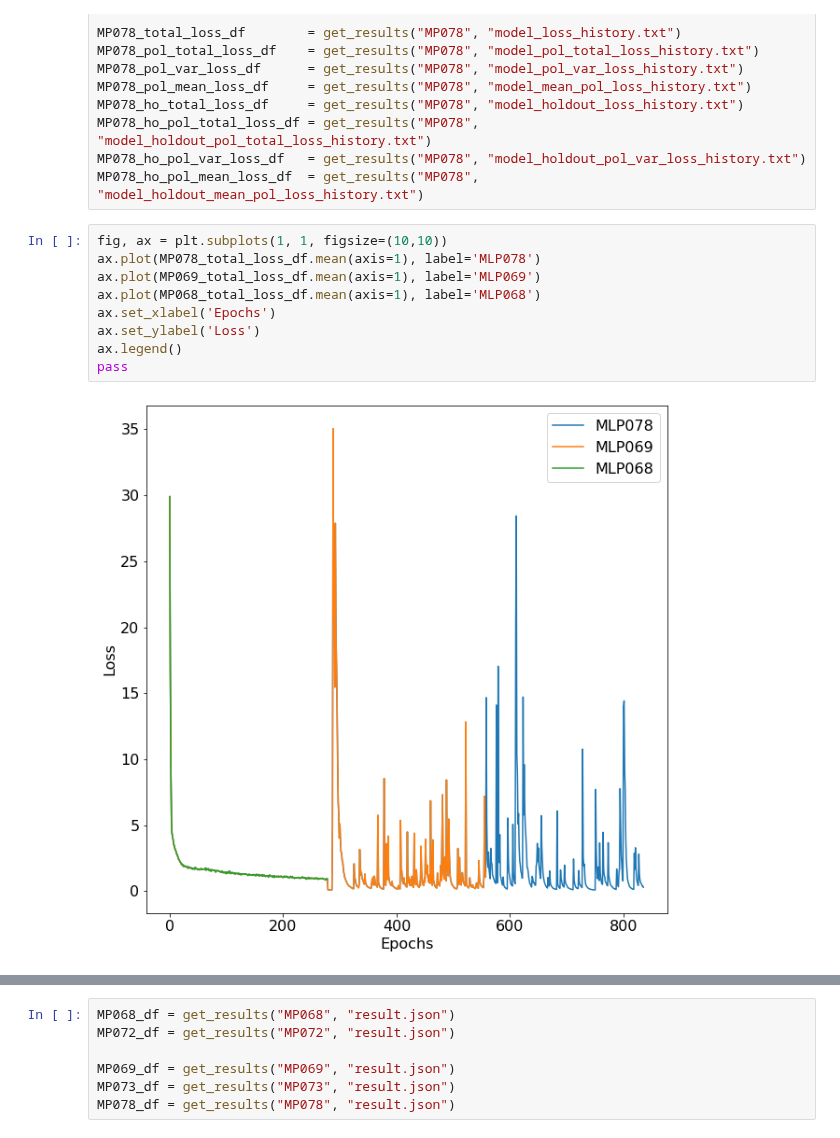
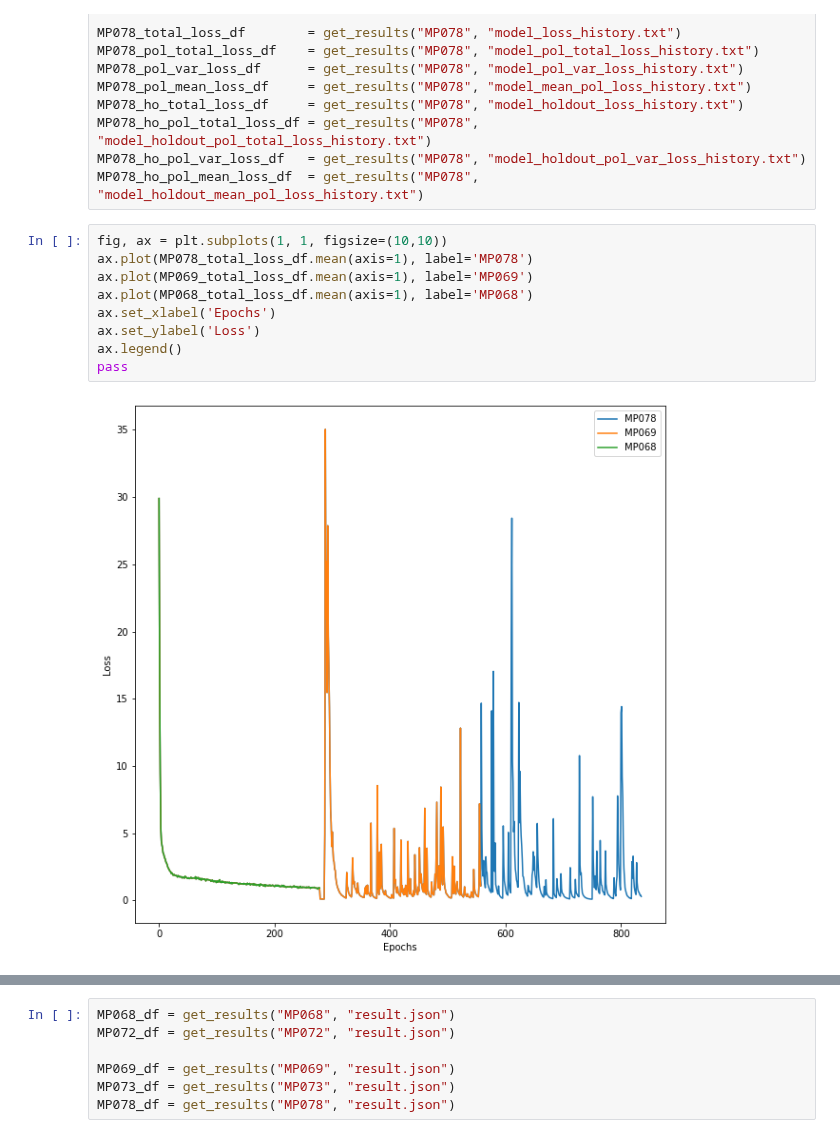
Before and after one commit to thatscotdatasci/mopo, a Jupyter notebook: model_training_analysis.ipynb, the cells around one changed output, grey strips where cells are left out. Saved outputs shown, nothing was run; the diff lists cells and outputs as text.

```diff
--- a/model_training_analysis.ipynb
+++ b/model_training_analysis.ipynb
@@ -65,14 +65,14 @@ MP078_ho_pol_var_loss_df   = get_results("MP078", "model_holdout_pol_var_loss_hi
 MP078_ho_pol_mean_loss_df  = get_results("MP078", "model_holdout_mean_pol_loss_history.txt")
 # %%
 fig, ax = plt.subplots(1, 1, figsize=(10,10))
-ax.plot(MP078_total_loss_df.mean(axis=1), label='MLP078')
-ax.plot(MP069_total_loss_df.mean(axis=1), label='MLP069')
-ax.plot(MP068_total_loss_df.mean(axis=1), label='MLP068')
+ax.plot(MP078_total_loss_df.mean(axis=1), label='MP078')
+ax.plot(MP069_total_loss_df.mean(axis=1), label='MP069')
+ax.plot(MP068_total_loss_df.mean(axis=1), label='MP068')
 ax.set_xlabel('Epochs')
 ax.set_ylabel('Loss')
 ax.legend()
 pass
 # %% [output]
-[figure, old version]
+[figure, new version]
 # %%
 fig, ax = plt.subplots(1, 1, figsize=(10,10))
```
Also changed, not shown: parts of 21 cells of this notebook, 1 other file.
